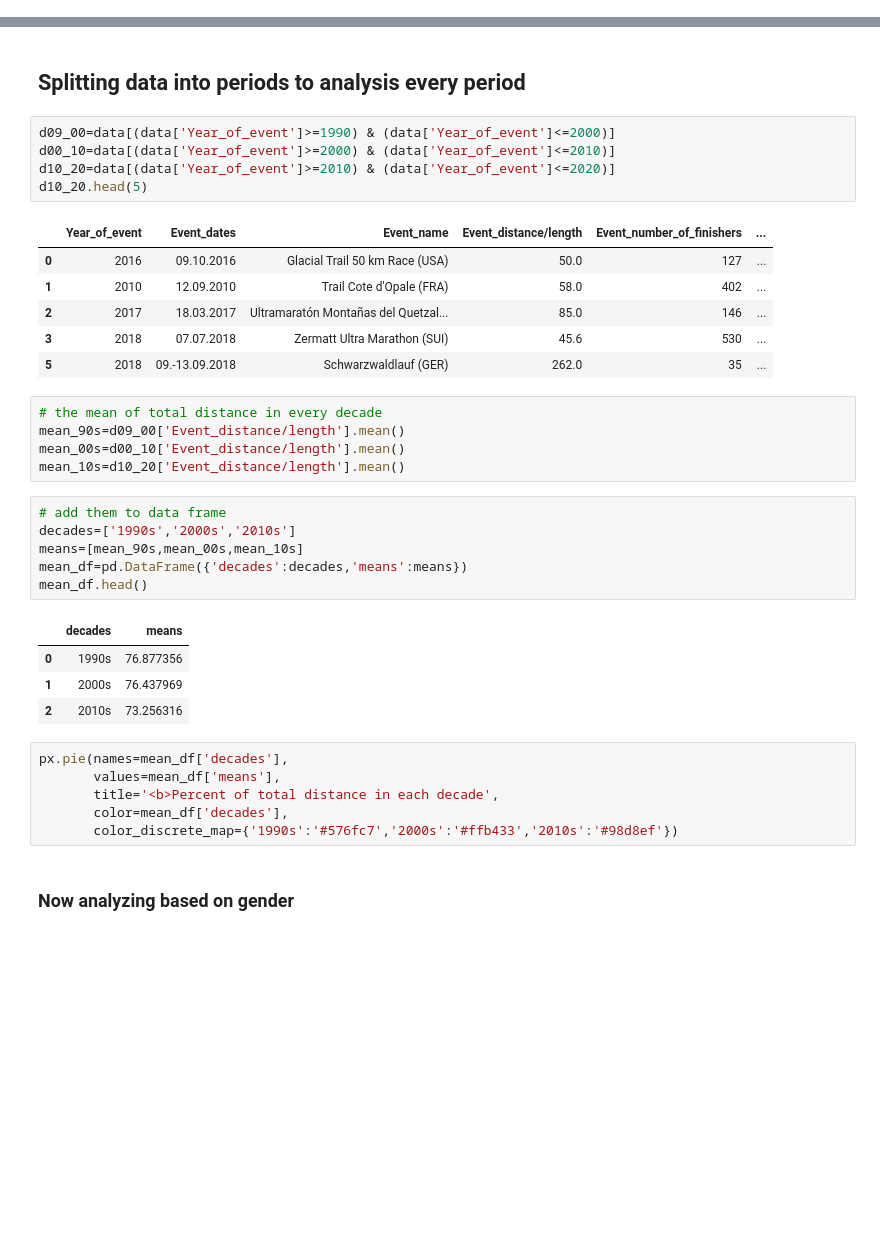
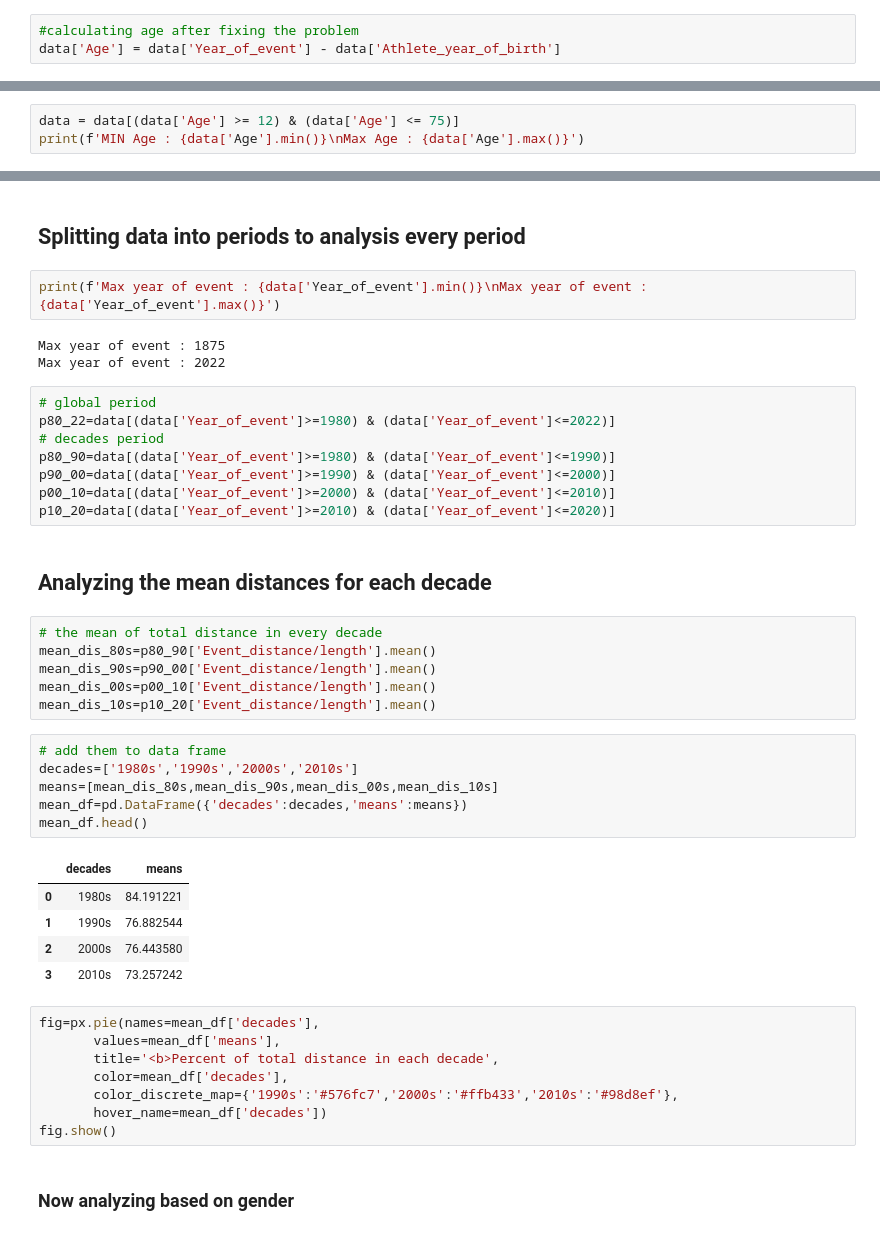
Before and after one commit to Faresx7/Fares_Esaam, a Jupyter notebook: Data Analysis project/main.ipynb, the cells around one changed output, grey strips where cells are left out. Drawn from its saved outputs; the diff is of its cells as text; blank space fills up the shorter version.

```diff
--- a/Data Analysis project/main.ipynb
+++ b/Data Analysis project/main.ipynb
@@ -103,0 +110,3 @@ data.head()
+# %%
+#calculating age after fixing the problem
+data['Age'] = data['Year_of_event'] - data['Athlete_year_of_birth']
@@ -103,0 +123,3 @@ data.head()
+# %%
+data = data[(data['Age'] >= 12) & (data['Age'] <= 75)]
+print(f'MIN Age : {data['Age'].min()}\nMax Age : {data['Age'].max()}')
@@ -159,39 +185,46 @@ fig.update_layout(width=700,height=800)
 # %% [markdown]
 ## Splitting data into periods to analysis every period
+# %%
+print(f'Max year of event : {data['Year_of_event'].min()}\nMax year of event : {data['Year_of_event'].max()}')
+# %% [output]
+Max year of event : 1875
+Max year of event : 2022
 # %%
-d09_00=data[(data['Year_of_event']>=1990) & (data['Year_of_event']<=2000)]
-d00_10=data[(data['Year_of_event']>=2000) & (data['Year_of_event']<=2010)]
-d10_20=data[(data['Year_of_event']>=2010) & (data['Year_of_event']<=2020)]
-d10_20.head(5)
+# global period
+p80_22=data[(data['Year_of_event']>=1980) & (data['Year_of_event']<=2022)]
+# decades period
+p80_90=data[(data['Year_of_event']>=1980) & (data['Year_of_event']<=1990)]
+p90_00=data[(data['Year_of_event']>=1990) & (data['Year_of_event']<=2000)]
+p00_10=data[(data['Year_of_event']>=2000) & (data['Year_of_event']<=2010)]
+p10_20=data[(data['Year_of_event']>=2010) & (data['Year_of_event']<=2020)]
-# %% [output]
-|  | Year_of_event | Event_dates | Event_name | Event_distance/length | Event_number_of_finishers | ... |
-| 0 | 2016 | 09.10.2016 | Glacial Trail 50 km Race (USA) | 50.0 | 127 | ... |
-| 1 | 2010 | 12.09.2010 | Trail Cote d'Opale (FRA) | 58.0 | 402 | ... |
-| 2 | 2017 | 18.03.2017 | Ultramaratón Montañas del Quetzal... | 85.0 | 146 | ... |
-| 3 | 2018 | 07.07.2018 | Zermatt Ultra Marathon (SUI) | 45.6 | 530 | ... |
-| 5 | 2018 | 09.-13.09.2018 | Schwarzwaldlauf (GER) | 262.0 | 35 | ... |
+# %% [markdown]
+## Analyzing the mean distances for each decade
 # %%
 # the mean of total distance in every decade
-mean_90s=d09_00['Event_distance/length'].mean()
-mean_00s=d00_10['Event_distance/length'].mean()
-mean_10s=d10_20['Event_distance/length'].mean()
+mean_dis_80s=p80_90['Event_distance/length'].mean()
+mean_dis_90s=p90_00['Event_distance/length'].mean()
+mean_dis_00s=p00_10['Event_distance/length'].mean()
+mean_dis_10s=p10_20['Event_distance/length'].mean()
 # %%
 # add them to data frame
-decades=['1990s','2000s','2010s']
-means=[mean_90s,mean_00s,mean_10s]
+decades=['1980s','1990s','2000s','2010s']
+means=[mean_dis_80s,mean_dis_90s,mean_dis_00s,mean_dis_10s]
 mean_df=pd.DataFrame({'decades':decades,'means':means})
 mean_df.head()
 # %% [output]
 |  | decades | means |
-| 0 | 1990s | 76.877356 |
-| 1 | 2000s | 76.437969 |
-| 2 | 2010s | 73.256316 |
+| 0 | 1980s | 84.191221 |
+| 1 | 1990s | 76.882544 |
+| 2 | 2000s | 76.443580 |
+| 3 | 2010s | 73.257242 |
 # %%
-px.pie(names=mean_df['decades'],
+fig=px.pie(names=mean_df['decades'],
        values=mean_df['means'],
        title='<b>Percent of total distance in each decade',
        color=mean_df['decades'],
-       color_discrete_map={'1990s':'#576fc7','2000s':'#ffb433','2010s':'#98d8ef'})
+       color_discrete_map={'1990s':'#576fc7','2000s':'#ffb433','2010s':'#98d8ef'},
+       hover_name=mean_df['decades'])
+fig.show()
 # %% [markdown]
 ### Now analyzing based on gender
 # %%
```
Also changed, not shown: parts of 36 cells of this notebook, 1 other file.
